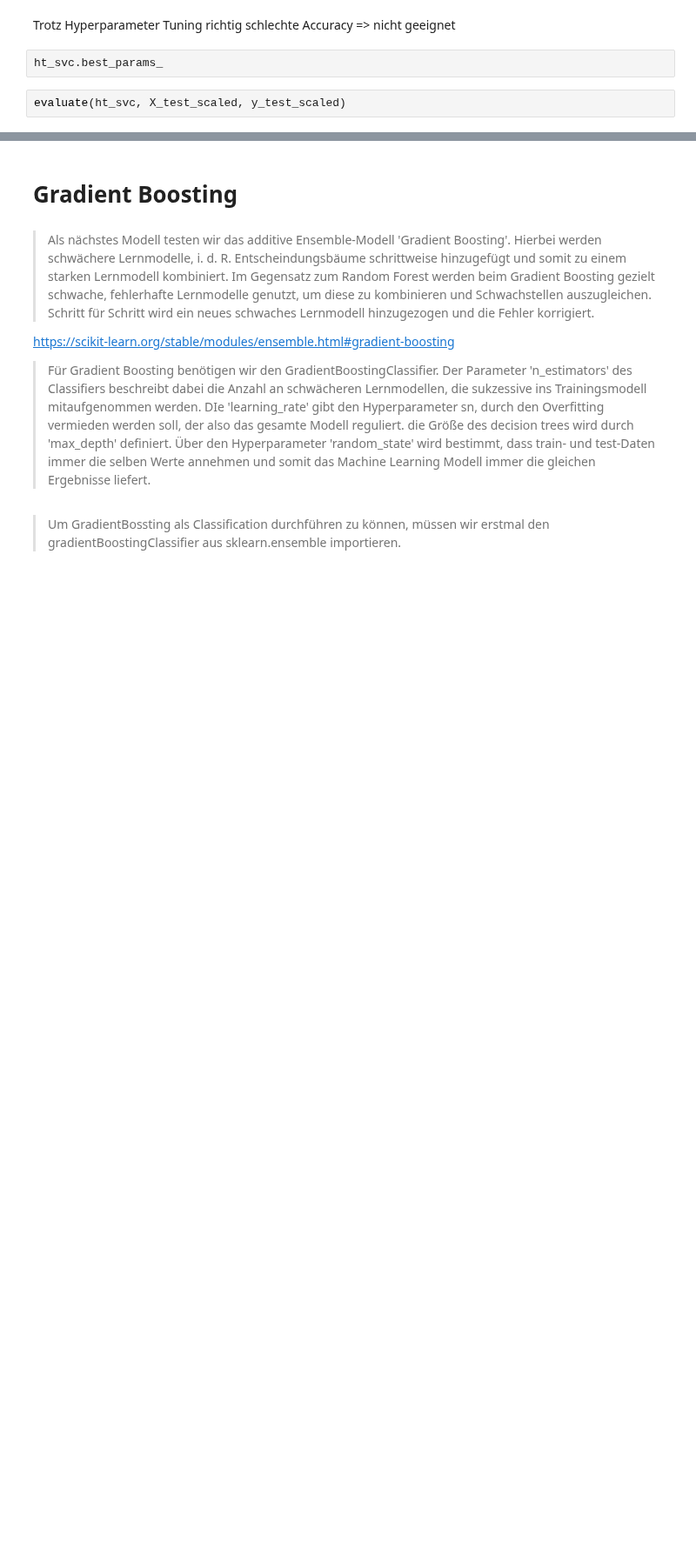
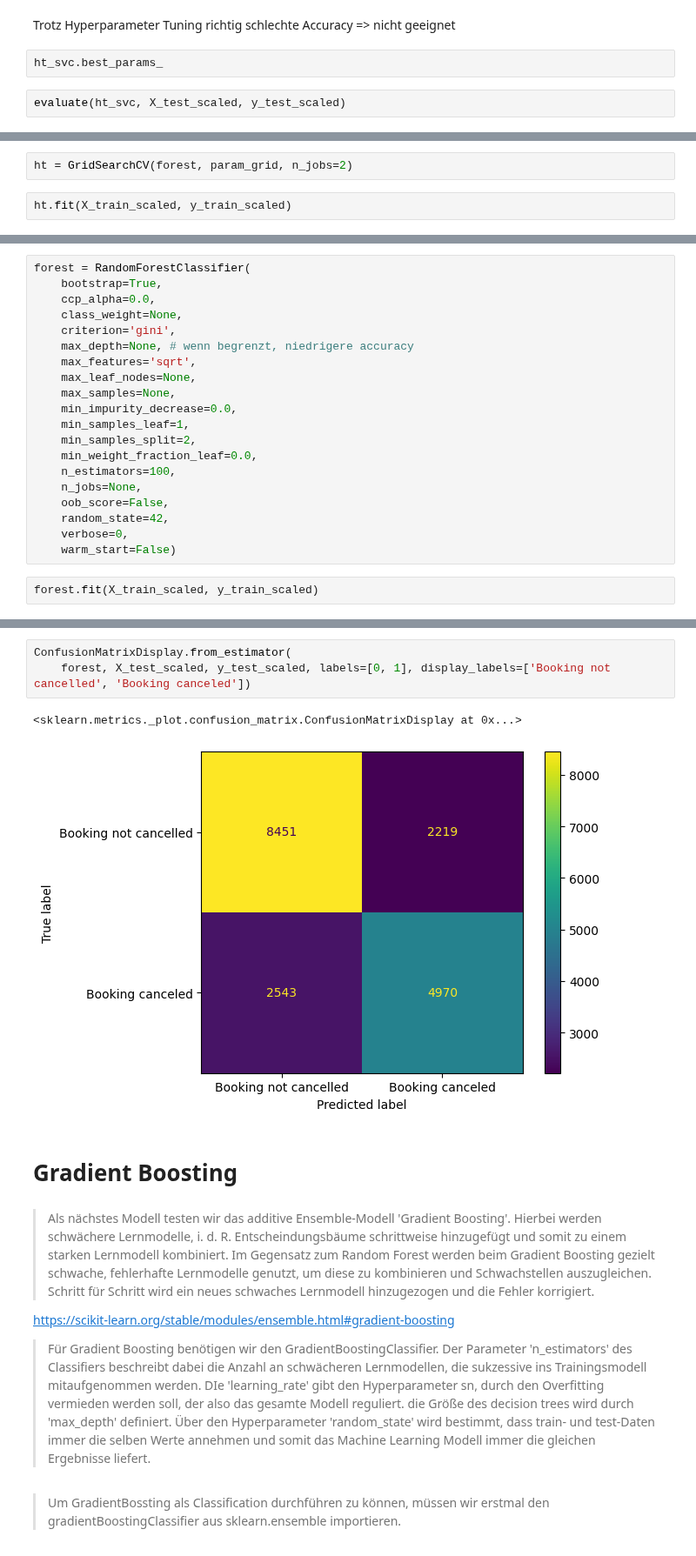
Before and after one commit to hochschule-pforzheim/project-st23-team-f23, a Jupyter notebook: 2_Classification.ipynb, the cells around one changed output, grey strips where cells are left out. Shown at 87% size. Saved outputs shown, nothing was run; the diff lists cells and outputs as text; blank space fills up the shorter version.

```diff
--- a/2_Classification.ipynb
+++ b/2_Classification.ipynb
@@ -550,0 +990,4 @@ evaluate(ht_svc, X_test_scaled, y_test_scaled)
+# %%
+ht = GridSearchCV(forest, param_grid, n_jobs=2)
+# %%
+ht.fit(X_train_scaled, y_train_scaled)
@@ -550,0 +1024,22 @@ evaluate(ht_svc, X_test_scaled, y_test_scaled)
+# %%
+forest = RandomForestClassifier(
+    bootstrap=True,
+    ccp_alpha=0.0,
+    class_weight=None,
+    criterion='gini',
+    max_depth=None, # wenn begrenzt, niedrigere accuracy
+    max_features='sqrt',
+    max_leaf_nodes=None,
+    max_samples=None,
+    min_impurity_decrease=0.0,
+    min_samples_leaf=1,
+    min_samples_split=2,
+    min_weight_fraction_leaf=0.0,
+    n_estimators=100,
+    n_jobs=None,
+    oob_score=False,
+    random_state=42,
+    verbose=0,
+    warm_start=False)
+# %%
+forest.fit(X_train_scaled, y_train_scaled)
@@ -551,3 +1073,9 @@ evaluate(ht_svc, X_test_scaled, y_test_scaled)
+# %%
+ConfusionMatrixDisplay.from_estimator(
+    forest, X_test_scaled, y_test_scaled, labels=[0, 1], display_labels=['Booking not cancelled', 'Booking canceled'])
+# %% [output]
+<sklearn.metrics._plot.confusion_matrix.ConfusionMatrixDisplay at 0x...>
+[figure, added]
 # %% [markdown]
 # **Gradient Boosting**
 # %% [markdown]
```
Also changed, not shown: parts of 82 cells of this notebook.
